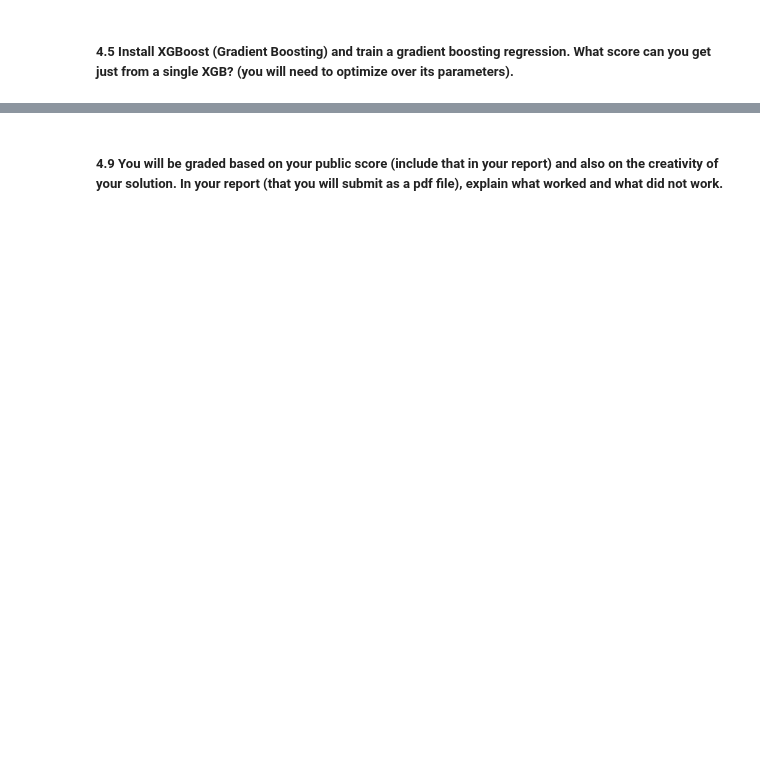
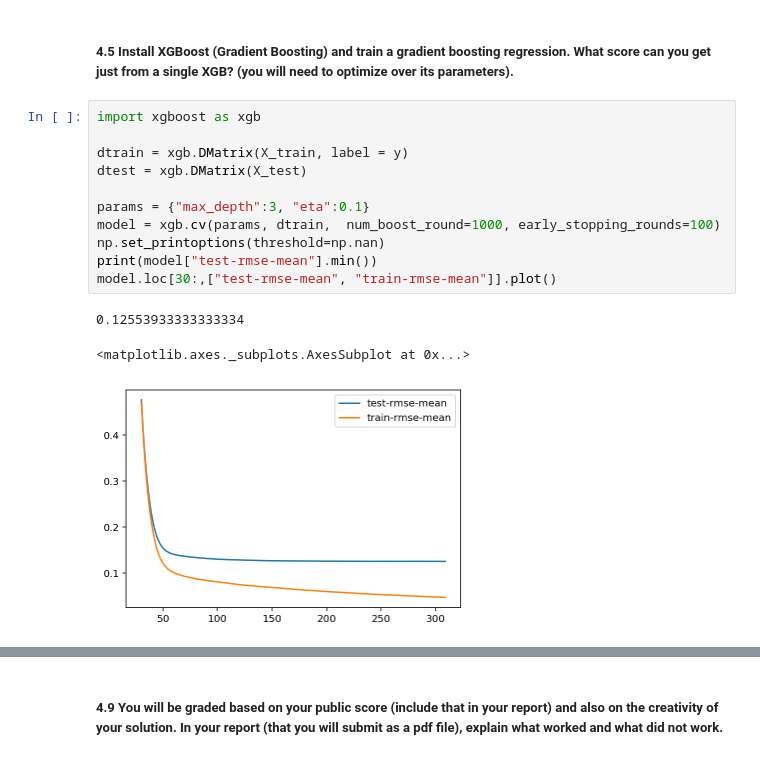
Before and after one commit to KylePolansky/EE379K-DS, a Jupyter notebook: Lab4/Lab4.ipynb, the cells around one changed output, grey strips where cells are left out. Drawn from its saved outputs; the diff is of its cells as text; blank space fills up the shorter version.

```diff
--- a/Lab4/Lab4.ipynb
+++ b/Lab4/Lab4.ipynb
@@ -127,2 +277,17 @@ Corresponding Eigenvectors:  [-0.44028668 -0.41418522 -0.74858172  0.58040456 -0
 # %% [markdown]
 ##### 4.5 Install XGBoost (Gradient Boosting) and train a gradient boosting regression. What score can you get just from a single XGB? (you will need to optimize over its parameters).
+# %%
+import xgboost as xgb
+
+dtrain = xgb.DMatrix(X_train, label = y)
+dtest = xgb.DMatrix(X_test)
+
+params = {"max_depth":3, "eta":0.1}
+model = xgb.cv(params, dtrain,  num_boost_round=1000, early_stopping_rounds=100)
+np.set_printoptions(threshold=np.nan)
+print(model["test-rmse-mean"].min())
+model.loc[30:,["test-rmse-mean", "train-rmse-mean"]].plot()
+# %% [output]
+0.12553933333333334
+<matplotlib.axes._subplots.AxesSubplot at 0x...>
+[figure, added]
```
Also changed, not shown: parts of 13 cells of this notebook, 1 other file.
